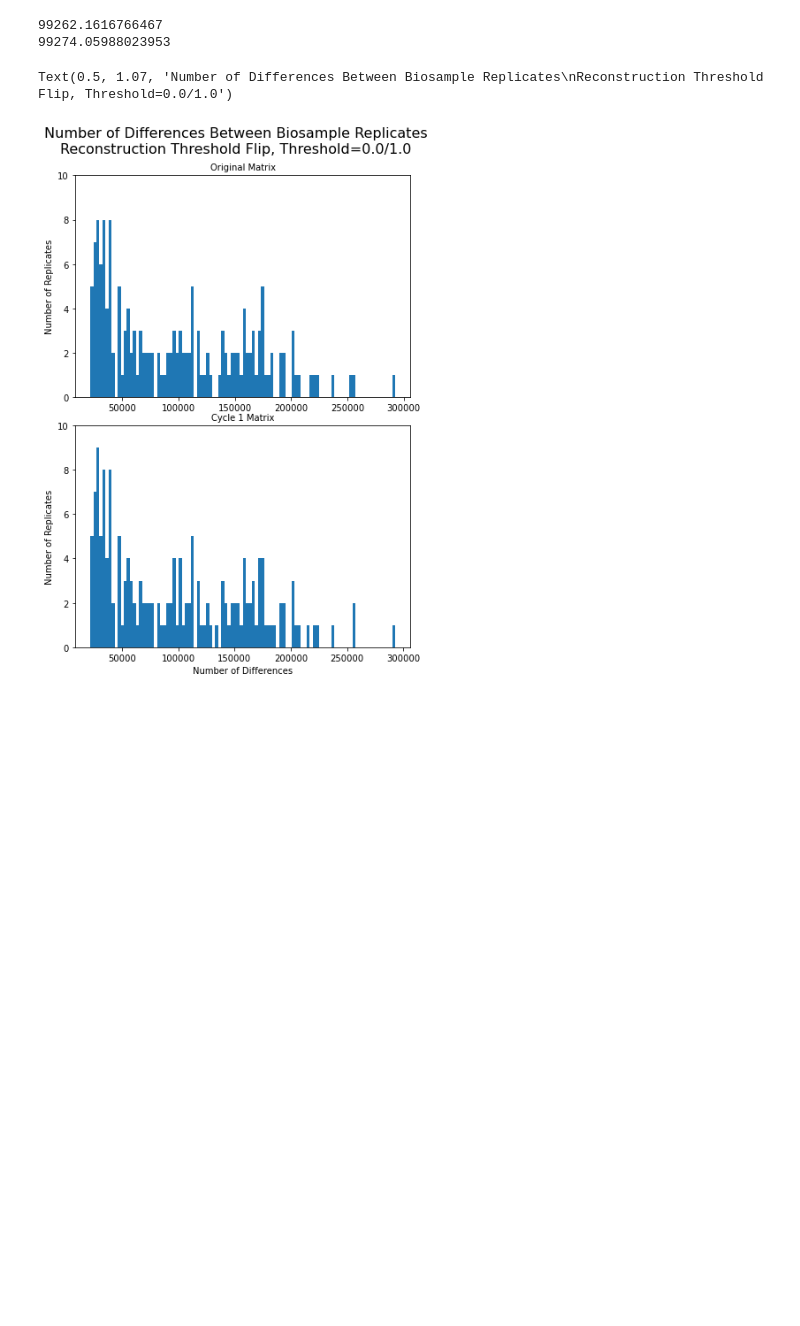
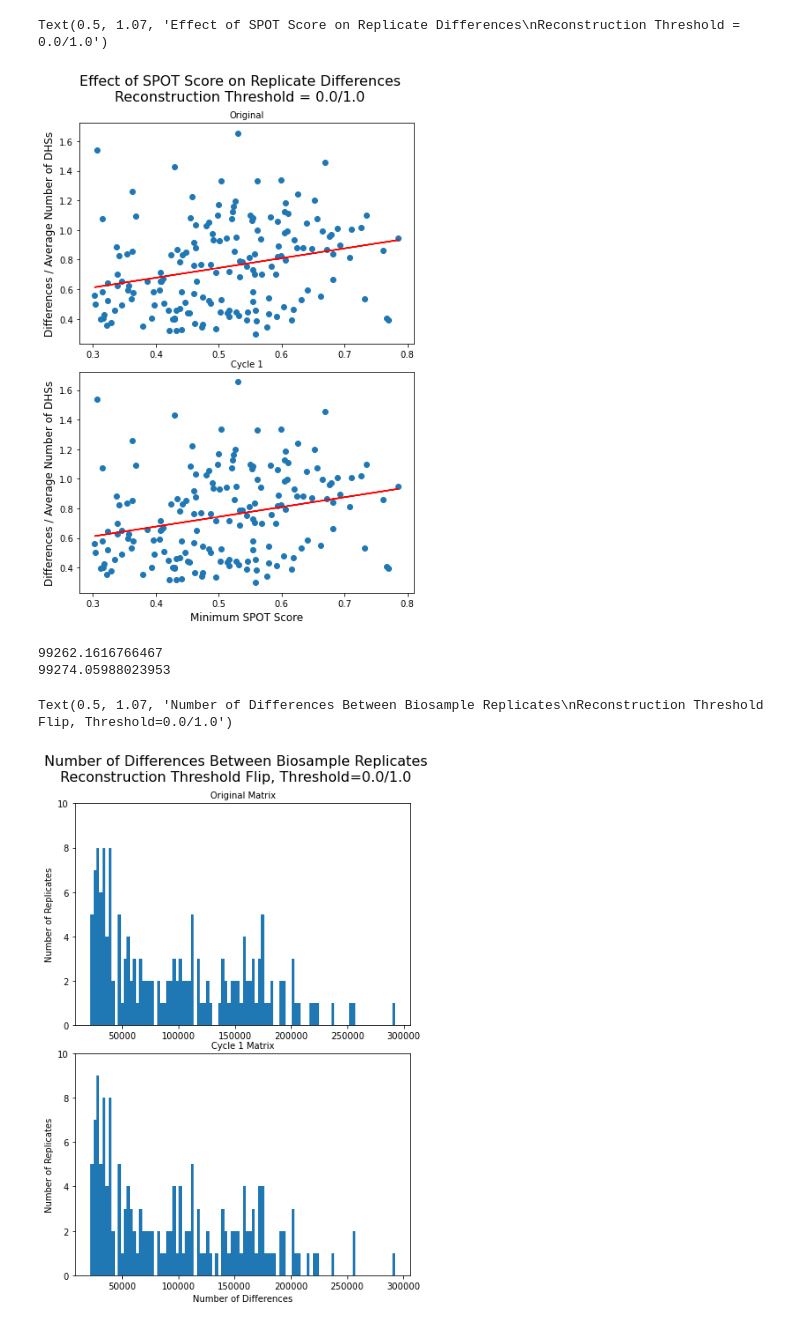
Before and after one commit to meuleman/gilbertAPI, a Jupyter notebook: recommendersystems/NMF/DHS/quality_of_NMF_recon_threshold_flip_01thresh_agreement_between_replicates.ipynb, the cells around one changed output. Saved outputs shown, nothing was run; the diff lists cells and outputs as text; code cells hidden in the pictures; blank space fills up the shorter version.

```diff
--- a/recommendersystems/NMF/DHS/quality_of_NMF_recon_threshold_flip_01thresh_agreement_between_replicates.ipynb
+++ b/recommendersystems/NMF/DHS/quality_of_NMF_recon_threshold_flip_01thresh_agreement_between_replicates.ipynb
@@ -46 +245,27 @@ cycle1_dhs_int_arr = cycle1_dhs_arr.astype(int)
+# %%
+fig, axes = plt.subplots(nrows=2, ncols=1, figsize=(6,8))
+fig.patch.set_facecolor('white')
+fig.tight_layout()
+
+slope0, y_0 = np.polyfit(cycle0_min_spot, cycle0_total_changes/cycle0_total_num_dhss, 1)
+slope1, y_1 = np.polyfit(cycle1_min_spot, cycle1_total_changes/cycle1_total_num_dhss, 1)
+
+axes[0].scatter(cycle0_min_spot, cycle0_total_changes/cycle0_total_num_dhss)
+axes[1].scatter(cycle1_min_spot, cycle1_total_changes/cycle1_total_num_dhss)
+axes[0].plot(cycle0_min_spot, slope0*(cycle0_min_spot)+y_0, color='r')
+axes[1].plot(cycle1_min_spot, slope1*(cycle1_min_spot)+y_1, color='r')
+axes[0].set_title('Original', fontsize=10)
+axes[1].set_title('Cycle 1', fontsize=10)
+# axes[0].set_ylim([0, 10])
+# axes[1].set_ylim([0, 10])
+
+
+
+axes[1].set_ylabel('Differences / Average Number of DHSs', fontsize=12)
+axes[0].set_ylabel('Differences / Average Number of DHSs', fontsize=12)
+axes[1].set_xlabel('Minimum SPOT Score', fontsize=12)
+plt.suptitle('Effect of SPOT Score on Replicate Differences\nReconstruction Threshold = 0.0/1.0', fontsize=16, x=0.5, y=1.07)
+# %% [output]
+Text(0.5, 1.07, 'Effect of SPOT Score on Replicate Differences\nReconstruction Threshold = 0.0/1.0')
+[figure, added]
 # %%
```
Also changed, not shown: parts of 14 cells of this notebook.
